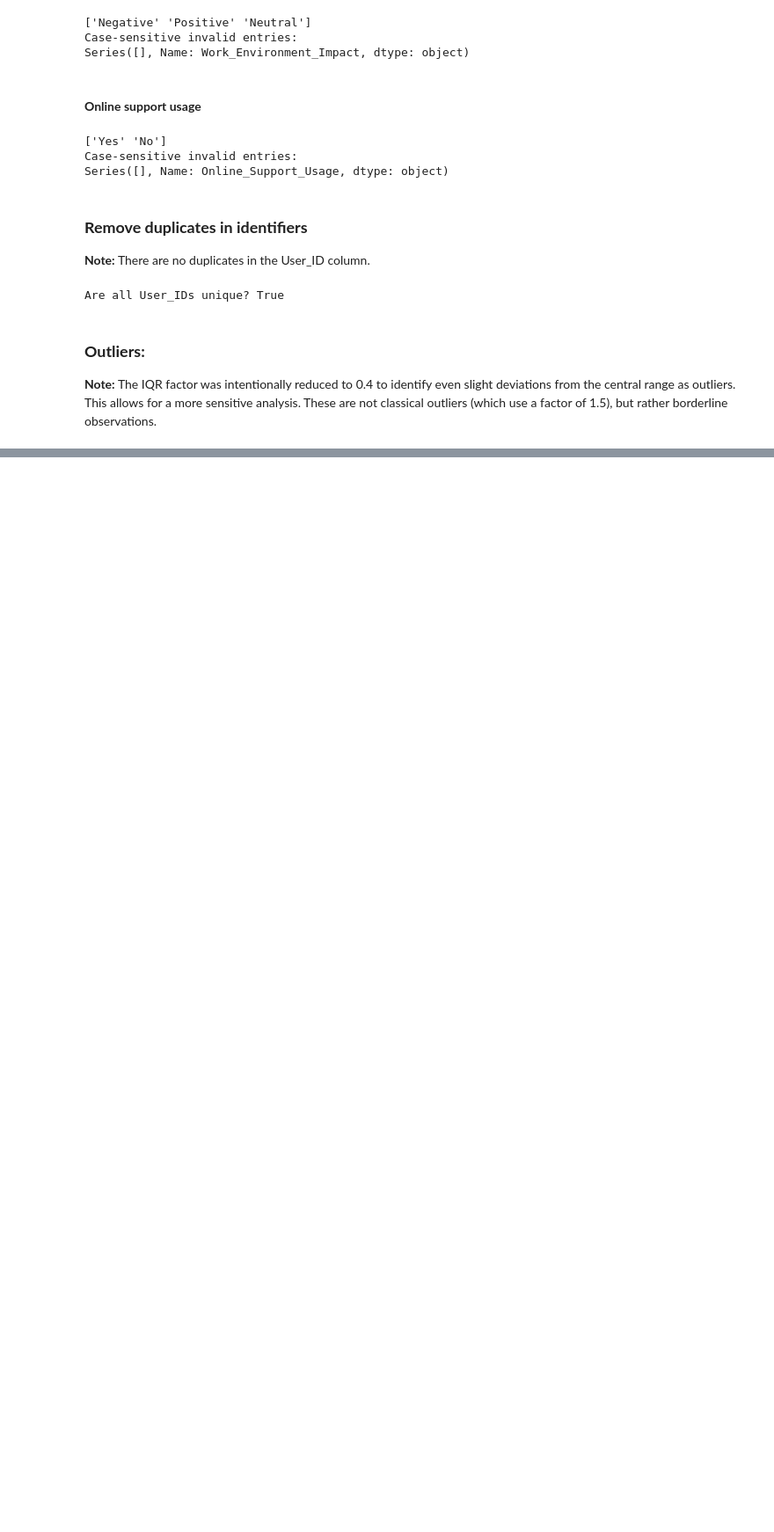
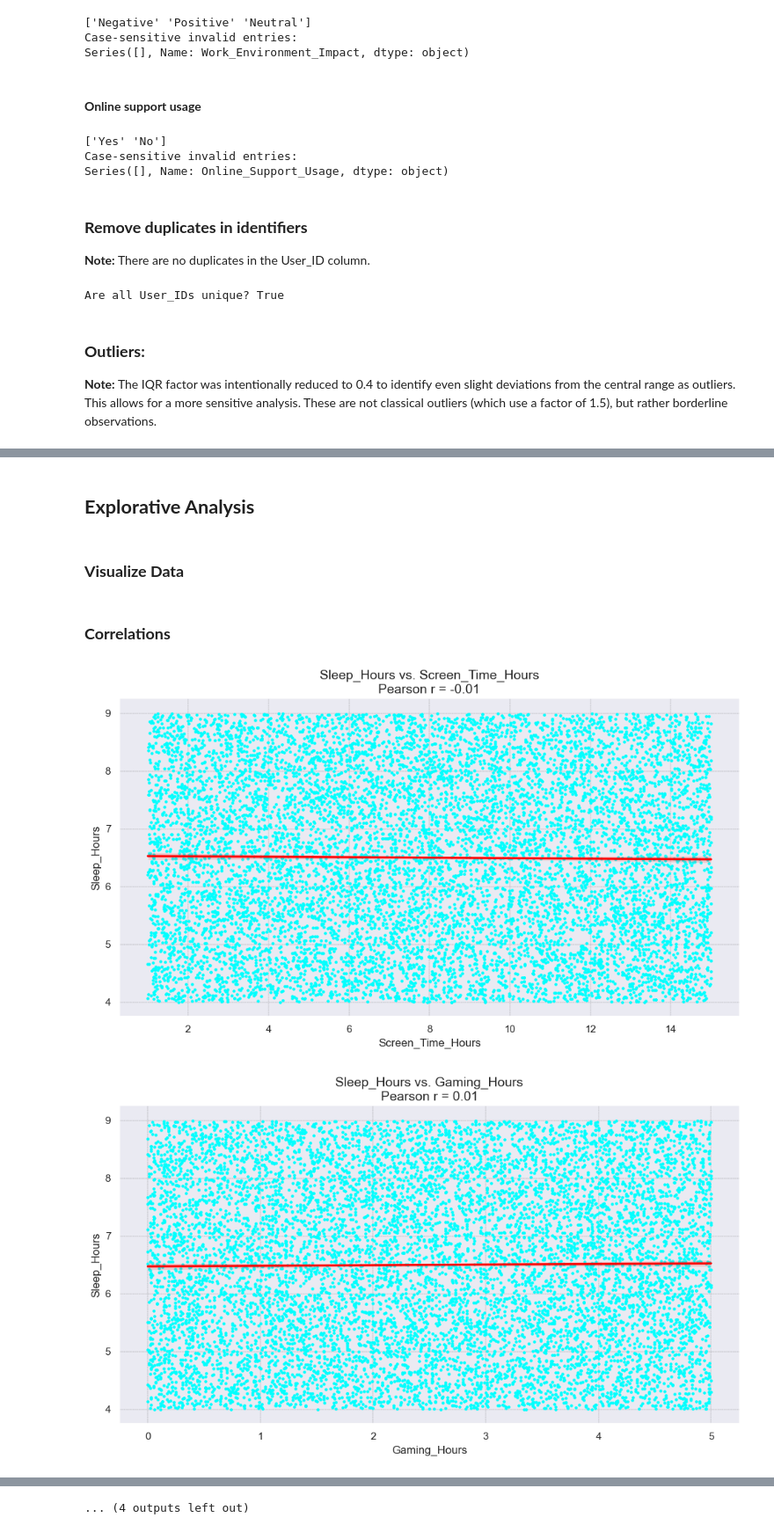
Before and after one commit to Tonmoy-Majumder/Mental-Health-Tech-Analysis-DS-Project, a Jupyter notebook: scripts/TechImpactOnMentalHealth.ipynb, the cells around one changed output, grey strips where cells are left out. Shown at 88% size. Drawn from its saved outputs; the diff is of its cells as text; code cells hidden in the pictures; blank space fills up the shorter version.

Commit message:
finished Explorative Analysis correlation and plotting part

```diff
--- a/scripts/TechImpactOnMentalHealth.ipynb
+++ b/scripts/TechImpactOnMentalHealth.ipynb
@@ -205,0 +204,70 @@ Outliers in 'Technology_Usage_Hours':
+# %% [markdown]
+## **Explorative Analysis**
+# %% [markdown]
+### **Visualize Data**
+# %% [markdown]
+### **Correlations**
+# %%
+# Create a copy of the original dataset
+data = csv_data.copy()
+
+# Map categorical variables to numerical values for easier analysis
+data['Stress_Level_num'] = data['Stress_Level'].map({'Low': 1, 'Medium': 2, 'High': 3})
+data['Mental_Health_Status_num'] = data['Mental_Health_Status'].map({'Poor': 1, 'Fair': 2, 'Good': 3, 'Excellent': 4})
+data['Support_Systems_Access_num'] = data['Support_Systems_Access'].map({'Yes': 1, 'No': 0})
+data['Online_Support_Usage_num'] = data['Online_Support_Usage'].map({'Yes': 1, 'No': 0})
+data['work_environment_impact_num'] = data['Work_Environment_Impact'].map({'Negative': 1, 'Neutral': 2, 'Positive': 3})
+
+# Define the pairs of variables to analyze the correlation between
+correlation_pairs = [
+    ('Sleep_Hours', 'Screen_Time_Hours'),
+    ('Sleep_Hours', 'Gaming_Hours'),
+    ('Sleep_Hours', 'Social_Media_Usage_Hours'),
+    ('Sleep_Hours', 'Technology_Usage_Hours'),
+    ('Stress_Level_num', 'Social_Media_Usage_Hours'),
+    ('Stress_Level_num', 'Gaming_Hours'),
+    ('Stress_Level_num', 'Screen_Time_Hours'),
+    ('Stress_Level_num', 'Technology_Usage_Hours'),
+    ('Mental_Health_Status_num', 'Social_Media_Usage_Hours'),
+    ('Mental_Health_Status_num', 'Gaming_Hours'),
+    ('Mental_Health_Status_num', 'Screen_Time_Hours'),
+    ('Mental_Health_Status_num', 'Technology_Usage_Hours'),
+    ('Physical_Activity_Hours', 'Screen_Time_Hours'),
+    ('Physical_Activity_Hours', 'Gaming_Hours'),
+    ('Physical_Activity_Hours', 'Technology_Usage_Hours'),
+    ('Physical_Activity_Hours', 'Social_Media_Usage_Hours')
+]
+
+# Iterate through each pair of variables and create scatter plots with regression lines
+for y_var, x_var in correlation_pairs:
+    plt.figure(figsize=(10, 6), facecolor='white')
+
+    # Calculate the Pearson correlation coefficient
+    correlation = data[[y_var, x_var]].corr().iloc[0, 1]
+
+    # Create a scatter plot with a regression line
+    sns.regplot(
+        data=data,
+        x=x_var,
+        y=y_var,
+        scatter_kws={'alpha': 1.0, 's': 5, 'color': 'cyan'},
+        line_kws={'color': 'red'}
+    )
+
+    # Add title to the plot, including the correlation coefficient
+    plt.title(f"{y_var} vs. {x_var}\nPearson r = {correlation:.2f}", fontsize=14)
+
+    # Label the axes
+    plt.xlabel(x_var)
+    plt.ylabel(y_var)
+
+    # Add grid lines to the plot for better readability
+    plt.grid(True, color='gray', linestyle='--', linewidth=0.3)
+    sns.despine()
+
+    # Adjust layout to avoid overlap and display the plot
+    plt.tight_layout()
+    plt.show()
+# %% [output]
+[figure, added]
+[figure, added]
@@ -205,0 +284 @@ Outliers in 'Technology_Usage_Hours':
+... (4 outputs left out)
```
Also changed, not shown: parts of 5 cells of this notebook.
